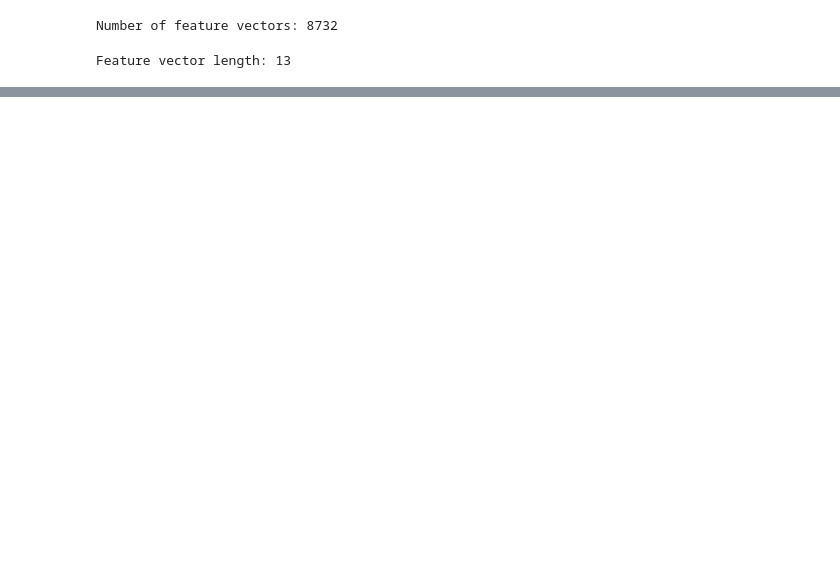
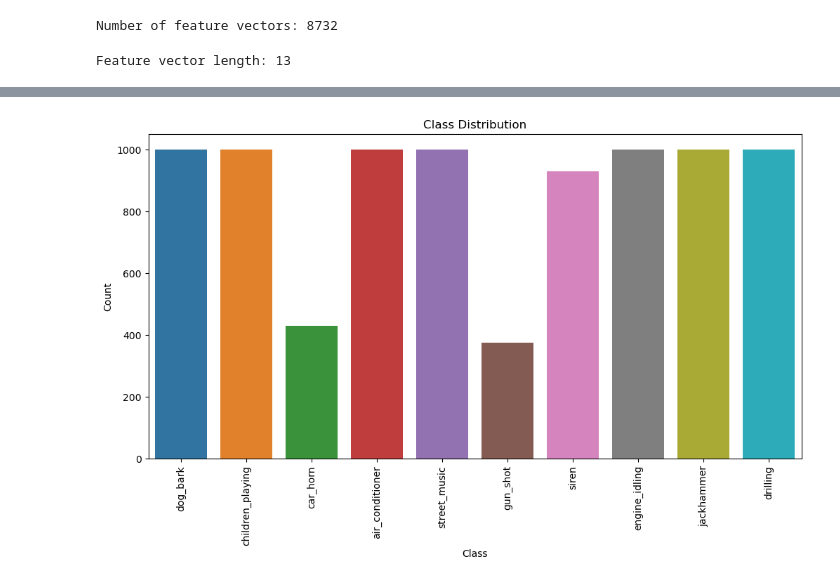
Before and after one commit to paulr28/MSc_DA_CA3, a Jupyter notebook: SoundFileExploration.ipynb, the cells around one changed output, grey strips where cells are left out. Saved outputs shown, nothing was run; the diff lists cells and outputs as text; code cells hidden in the pictures; blank space fills up the shorter version.

Commit message:
Updated to include EDA and feature extraction

```diff
--- a/SoundFileExploration.ipynb
+++ b/SoundFileExploration.ipynb
@@ -54,3 +57,6 @@ Number of feature vectors: 8732
 print('Feature vector length:', len(feature_list[0]))
 # %% [output]
 Feature vector length: 13
+# %%
+# Load the CSV file into a DataFrame
+metadata = pd.read_csv('UrbanSound8K/UrbanSound8K/metadata/UrbanSound8k.csv')
@@ -56,0 +79,15 @@ Feature vector length: 13
+# %%
+# Create an empty list of features and labels
+feature_list = []
+label_list = []
+
+# Get the list of folders in the main dataset directory
+for folder in os.listdir(dataset_dir):
+    if folder.startswith('fold'):
+        folder_path = os.path.join(dataset_dir, folder)
+        for file_name in os.listdir(folder_path):
+            if file_name.endswith('.wav'):
+                file_path = os.path.join(folder_path, file_name)
+                features, class_label = extract_features(file_path, metadata)
+                feature_list.append(features)
+                label_list.append(class_label)
@@ -56,0 +114,73 @@ Feature vector length: 13
+# %%
+# Load the CSV file with metadata
+metadata = pd.read_csv('UrbanSound8K/UrbanSound8K/metadata/UrbanSound8k.csv')
+
+# Display basic statistics about the dataset
+print(metadata.describe())
+
+# Check for missing values
+print(metadata.isnull().sum())
+
+# Visualize class distribution
+plt.figure(figsize=(12, 6))
+sns.countplot(data=metadata, x='class')
+plt.xticks(rotation=90)
+plt.title('Class Distribution')
+plt.xlabel('Class')
+plt.ylabel('Count')
+plt.show()
+
+# Explore feature statistics
+features = pd.DataFrame(feature_list)
+
+# Assign the MFCC column names
+mfcc_column_names = [
+    'mfcc_energy',
+    'mfcc_spectral_low1',
+    'mfcc_spectral_mid1',
+    'mfcc_spectral_mid2',
+    'mfcc_spectral_mid3',
+    'mfcc_spectral_high1',
+    'mfcc_spectral_high2',
+    'mfcc_spectral_high3',
+    'mfcc_spectral_high4',
+    'mfcc_spectral_high5',
+    'mfcc_detail1',
+    'mfcc_detail2',
+    'mfcc_detail3'
+]
+
+features.columns = mfcc_column_names
+
+# Display basic statistics about the features
+print(features.describe())
+
+# Visualize feature distributions
+plt.figure(figsize=(12, 6))
+sns.boxplot(data=features)
+plt.title('Feature Distributions')
+plt.xlabel('Feature')
+plt.ylabel('Value')
+plt.xticks(rotation=90)
+plt.show()
+
+# Explore relationships between features and class labels
+merged_data = pd.concat([features, metadata['class']], axis=1)
+plt.figure(figsize=(12, 6))
+sns.boxplot(data=merged_data, x='class', y='mfcc_energy')  # Replace 'feature_column_name' with 'mfcc_energy' or any other MFCC column you want to visualize
+plt.title('MFCC Energy vs. Class')  # Adjust the title accordingly
+plt.xlabel('Class')
+plt.ylabel('MFCC Energy')
+plt.xticks(rotation=90)
+plt.show()
+
+# Perform statistical tests (e.g., t-tests or ANOVA) to assess feature significance
+from scipy.stats import ttest_ind
+
+class_labels = metadata['class'].unique()
+for label in class_labels:
+    group1 = features[metadata['class'] == label]['mfcc_energy']  # Replace 'feature_column_name' with 'mfcc_energy' or any other MFCC column
+    group2 = features[metadata['class'] != label]['mfcc_energy']  # Replace 'feature_column_name' with 'mfcc_energy' or any other MFCC column
+    t_stat, p_value = ttest_ind(group1, group2)
+    print(f'Test for class {label}: t-statistic={t_stat}, p-value={p_value}')
+# %% [output]
@@ -56,0 +204 @@ Feature vector length: 13
+[figure, added]
```
Also changed, not shown: parts of 4 cells of this notebook.
